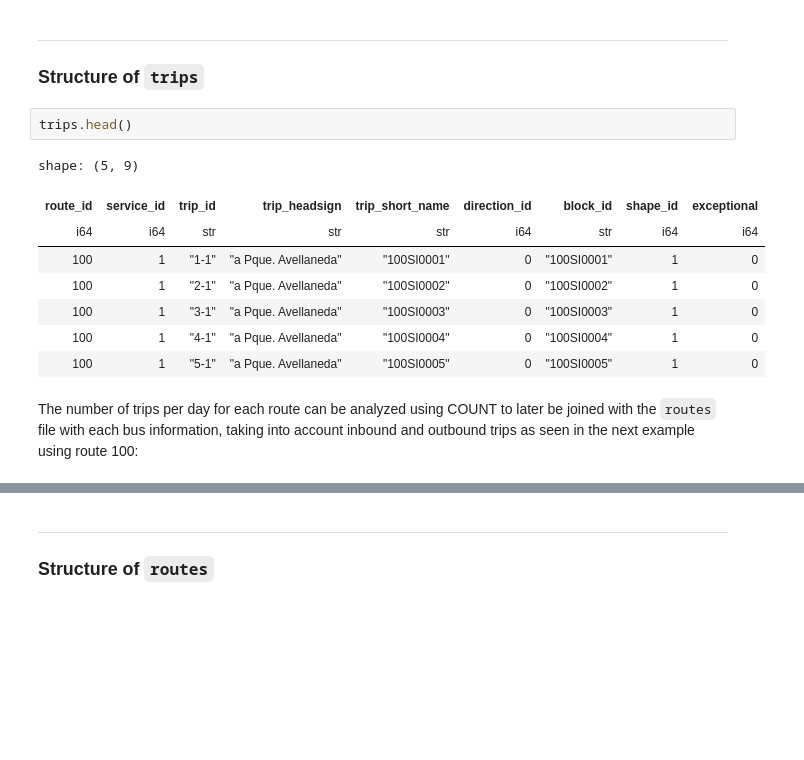
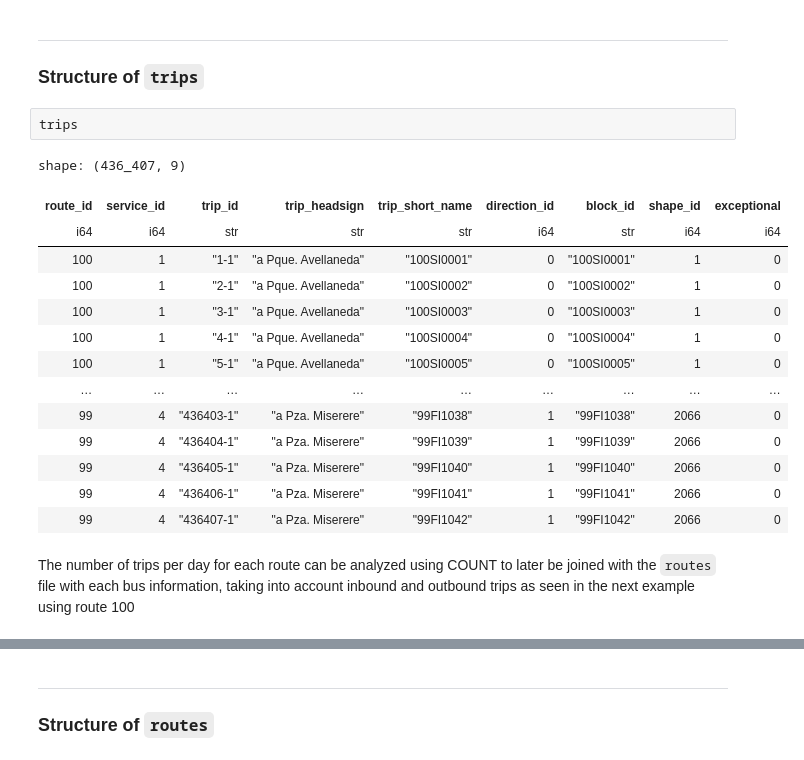
Before and after one commit to ivanadelcarmen/bus-gtfs-warehouse, a Jupyter notebook: overview.ipynb, the cells around one changed output, grey strips where cells are left out. Saved outputs shown, nothing was run; the diff lists cells and outputs as text; blank space fills up the shorter version.

```diff
--- a/overview.ipynb
+++ b/overview.ipynb
@@ -99,18 +106,24 @@ shape: (3, 4)
 ---
 ### Structure of `trips`
 # %%
-trips.head()
+trips
 # %% [output]
-shape: (5, 9)
+shape: (436_407, 9)
 | route_id | service_id | trip_id | trip_headsign | trip_short_name | direction_id | block_id | shape_id | exceptional |
 | i64 | i64 | str | str | str | i64 | str | i64 | i64 |
 | 100 | 1 | "1-1" | "a Pque. Avellaneda" | "100SI0001" | 0 | "100SI0001" | 1 | 0 |
 | 100 | 1 | "2-1" | "a Pque. Avellaneda" | "100SI0002" | 0 | "100SI0002" | 1 | 0 |
 | 100 | 1 | "3-1" | "a Pque. Avellaneda" | "100SI0003" | 0 | "100SI0003" | 1 | 0 |
 | 100 | 1 | "4-1" | "a Pque. Avellaneda" | "100SI0004" | 0 | "100SI0004" | 1 | 0 |
 | 100 | 1 | "5-1" | "a Pque. Avellaneda" | "100SI0005" | 0 | "100SI0005" | 1 | 0 |
+| … | … | … | … | … | … | … | … | … |
+| 99 | 4 | "436403-1" | "a Pza. Miserere" | "99FI1038" | 1 | "99FI1038" | 2066 | 0 |
+| 99 | 4 | "436404-1" | "a Pza. Miserere" | "99FI1039" | 1 | "99FI1039" | 2066 | 0 |
+| 99 | 4 | "436405-1" | "a Pza. Miserere" | "99FI1040" | 1 | "99FI1040" | 2066 | 0 |
+| 99 | 4 | "436406-1" | "a Pza. Miserere" | "99FI1041" | 1 | "99FI1041" | 2066 | 0 |
+| 99 | 4 | "436407-1" | "a Pza. Miserere" | "99FI1042" | 1 | "99FI1042" | 2066 | 0 |
 # %% [markdown]
-The number of trips per day for each route can be analyzed using COUNT to later be joined with the `routes` file with each bus information, taking into account inbound and outbound trips as seen in the next example using route 100:
+The number of trips per day for each route can be analyzed using COUNT to later be joined with the `routes` file with each bus information, taking into account inbound and outbound trips as seen in the next example using route 100
 # %%
 # Note that the number of trips for the inbound and outbound directions is unequal
 trips.group_by('route_id','direction_id').len('total_trips').filter(pl.col('route_id') == 100)
```
Also changed, not shown: parts of 69 cells of this notebook.
